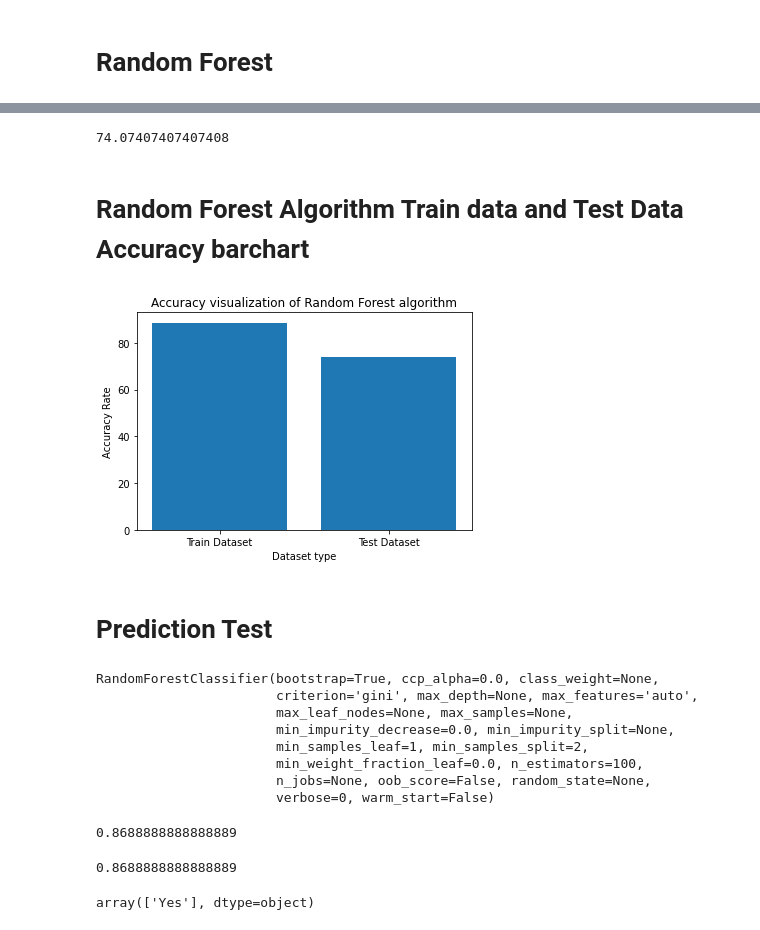
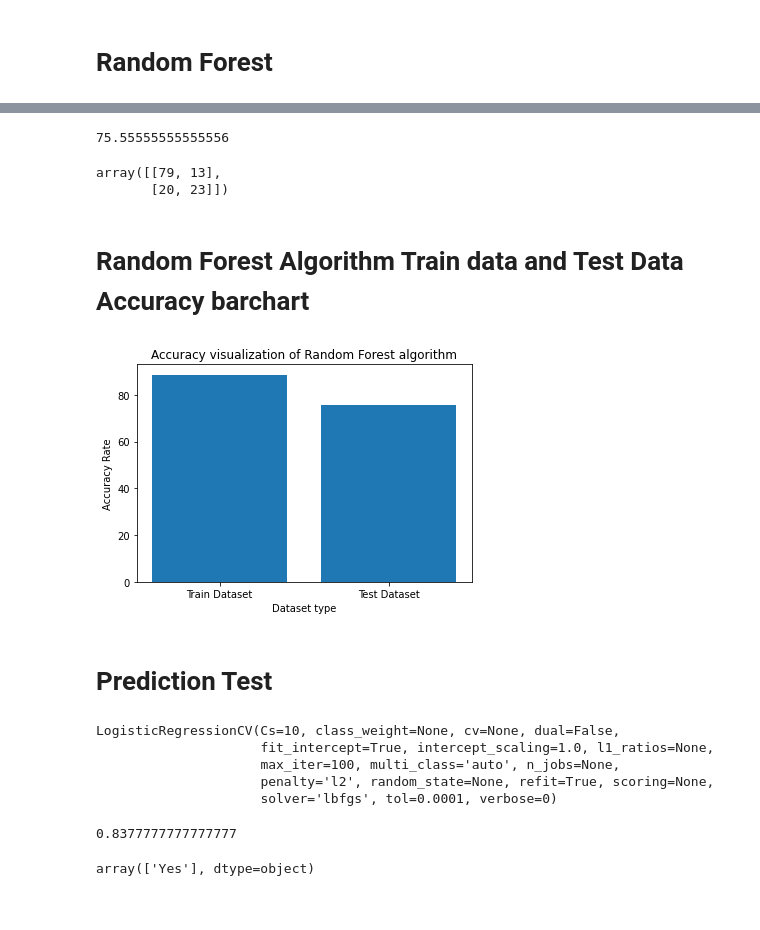
Before and after one commit to Nahidjc/Al_Lab, a Jupyter notebook: blackFungusData.ipynb, the cells around one changed output, grey strips where cells are left out. Cells and saved outputs as stored; diff of their text form; code cells hidden in the pictures.

```diff
--- a/blackFungusData.ipynb
+++ b/blackFungusData.ipynb
@@ -329,0 +326,4 @@ plt.show()
+# %%
+from sklearn.linear_model import LogisticRegressionCV
+lr=LogisticRegressionCV()
+lr.fit(x_train,y_train)
@@ -332,7 +360,7 @@ plt.show()
 # %%
 from sklearn.ensemble import RandomForestClassifier
 # %%
-rf=RandomForestClassifier(n_estimators=50)
+rf=RandomForestClassifier(n_estimators=100)
 rf.fit(x_train,y_train)
 # %% [output]
 RandomForestClassifier(bootstrap=True, ccp_alpha=0.0, class_weight=None,
@@ -348,3 +376,3 @@ RandomForestClassifier(bootstrap=True, ccp_alpha=0.0, class_weight=None,
 # %%
-dt_train_score = rf.score(x_train,y_train)
+rf_train_accuracy = rf.score(x_train,y_train)*100
 # %%
@@ -363,6 +385,7 @@ print(dt_test_score)
 y_pred=rf.predict(x_test)
 # %%
 from sklearn.metrics import accuracy_score
-print(accuracy_score(y_test, y_pred)*100)
+rf_test_accuracy = accuracy_score(y_test, y_pred)*100
+print(rf_test_accuracy)
 # %% [output]
-74.07407407407408
+75.55555555555556
@@ -369,39 +394,36 @@ print(accuracy_score(y_test, y_pred)*100)
+# %%
+confusion_matrix(y_pred,y_test)
+# %% [output]
+array([[79, 13],
+       [20, 23]])
 # %% [markdown]
 # **Random Forest Algorithm Train data and Test Data Accuracy barchart**
 # %%
 RF_x=["Train Dataset","Test Dataset"]
-RF_y=[dt_train_score*100,dt_test_score*100]
+RF_y=[rf_train_accuracy,rf_test_accuracy]
 plt.bar(RF_x,RF_y)
 plt.xlabel("Dataset type")
 plt.ylabel("Accuracy Rate")
 plt.title("Accuracy visualization of Random Forest algorithm")
 plt.show()
 # %% [output]
-[figure, old version]
+[figure, new version]
 # %% [markdown]
 # **Prediction Test**
 # %%
 x=train.drop('BlackFungus', axis=1)
 y=train['BlackFungus']
 # %%
-rf=RandomForestClassifier()
-rf.fit(x,y)
+lr=LogisticRegressionCV()
+lr.fit(x,y)
 # %% [output]
-RandomForestClassifier(bootstrap=True, ccp_alpha=0.0, class_weight=None,
-                       criterion='gini', max_depth=None, max_features='auto',
-                       max_leaf_nodes=None, max_samples=None,
-                       min_impurity_decrease=0.0, min_impurity_split=None,
-                       min_samples_leaf=1, min_samples_split=2,
-                       min_weight_fraction_leaf=0.0, n_estimators=100,
-                       n_jobs=None, oob_score=False, random_state=None,
-                       verbose=0, warm_start=False)
+LogisticRegressionCV(Cs=10, class_weight=None, cv=None, dual=False,
+                     fit_intercept=True, intercept_scaling=1.0, l1_ratios=None,
+                     max_iter=100, multi_class='auto', n_jobs=None,
+                     penalty='l2', random_state=None, refit=True, scoring=None,
+                     solver='lbfgs', tol=0.0001, verbose=0)
 # %%
-rf.score(x,y)
+lr.score(x,y)
 # %% [output]
-0.8688888888888889
+0.8377777777777777
-# %%
-dt.fit(x,y)
-dt.score(x,y)
-# %% [output]
-0.8688888888888889
 # %%
```
Also changed, not shown: parts of 20 cells of this notebook.
